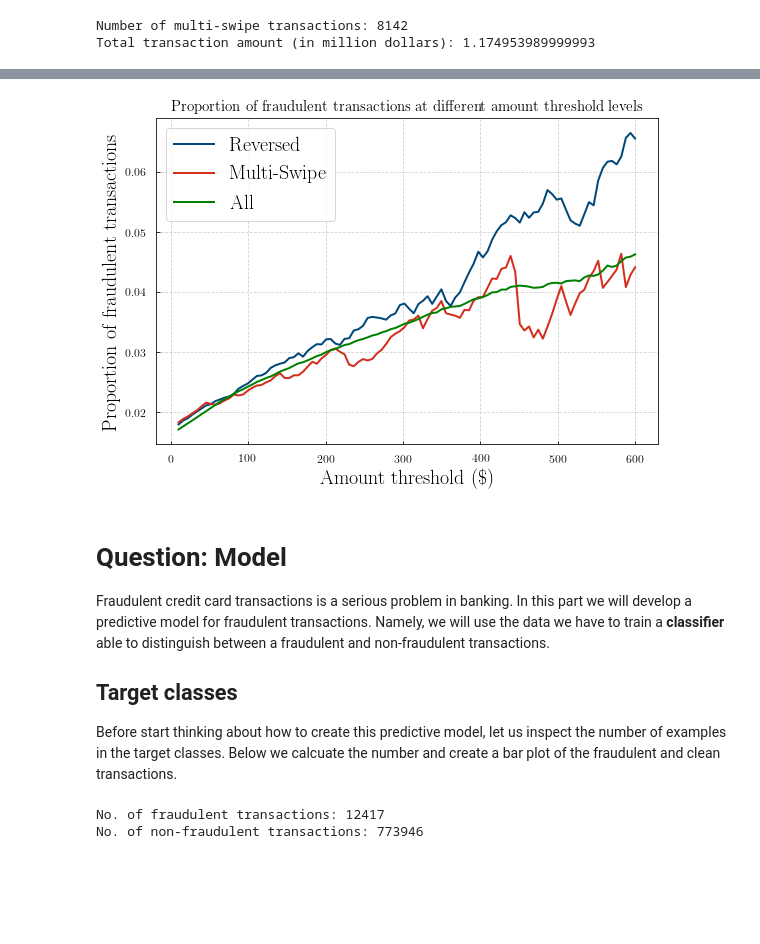
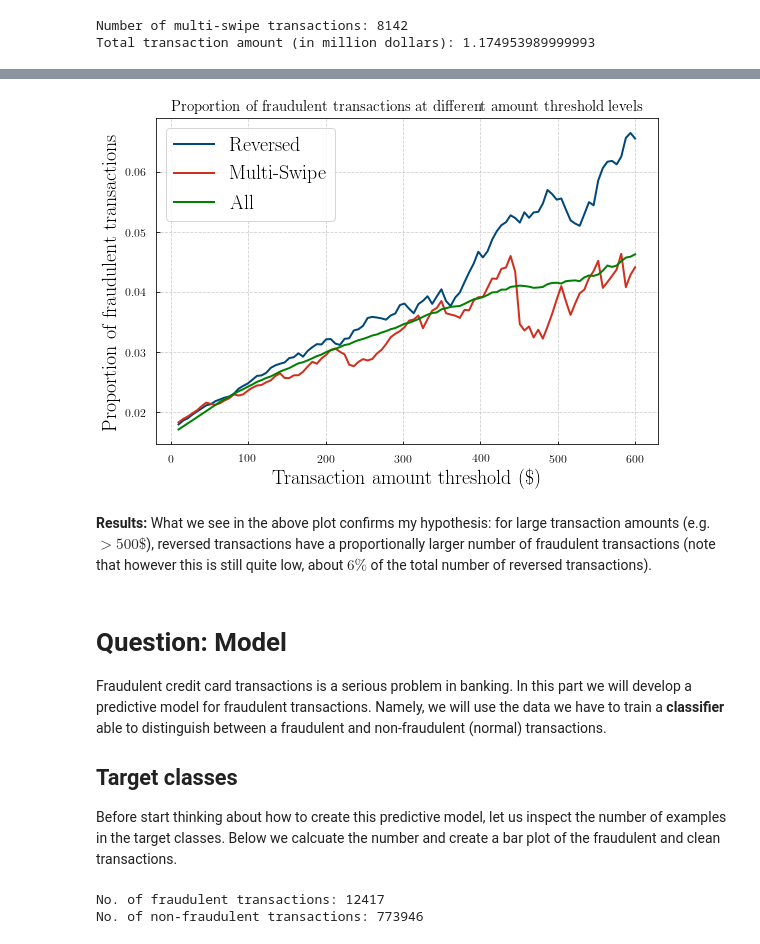
Before and after one commit to dtanoglidis/BayesianNN, a Jupyter notebook: Capital One Data Science Challenge.ipynb, the cells around one changed output, grey strips where cells are left out. Cells and saved outputs as stored; diff of their text form; code cells hidden in the pictures; blank space fills up the shorter version.

```diff
--- a/Capital One Data Science Challenge.ipynb
+++ b/Capital One Data Science Challenge.ipynb
@@ -398,24 +597,26 @@ for i in range(n_thresh):
 # %%
 plt.figure(figsize=(9,6))
 
 
 plt.plot(thresh,props_rev,c=cap1_blue,linewidth=2,label='Reversed')
 plt.plot(thresh,props_swipe,c=cap1_red,linewidth=2, label='Multi-Swipe')
 plt.plot(thresh,props_tot,c='green',linewidth=2, label='All')
 plt.grid(ls='--',alpha=0.6)
 plt.title('Proportion of fraudulent transactions at different amount threshold levels', fontsize=15)
 
 plt.xticks(fontsize=12);plt.yticks(fontsize=12)
-plt.xlabel('Amount threshold ($\$$)', fontsize=20)
+plt.xlabel('Transaction amount threshold ($\$$)', fontsize=20)
 plt.ylabel('Proportion of fraudulent transactions', fontsize=20)
 plt.legend(frameon=True, loc='upper left', fontsize=20)
 plt.show()
 # %% [output]
-[figure, old version]
+[figure, new version]
+# %% [markdown]
+**Results:** What we see in the above plot confirms my hypothesis: for large transaction amounts (e.g. $> 500 \$$), reversed transactions have a proportionally larger number of fraudulent transactions (note that however this is still quite low, about $6\%$ of the total number of reversed transactions).
 # %% [markdown]
 # Question: Model
 
-Fraudulent credit card transactions is a serious problem in banking. In this part we will develop a predictive model for fraudulent transactions. Namely, we will use the data we have to train a **classifier** able to distinguish between a fraudulent and non-fraudulent transactions.
+Fraudulent credit card transactions is a serious problem in banking. In this part we will develop a predictive model for fraudulent transactions. Namely, we will use the data we have to train a **classifier** able to distinguish between a fraudulent and non-fraudulent (normal) transactions.
 
 ## Target classes
 
```
Also changed, not shown: parts of 71 cells of this notebook.
